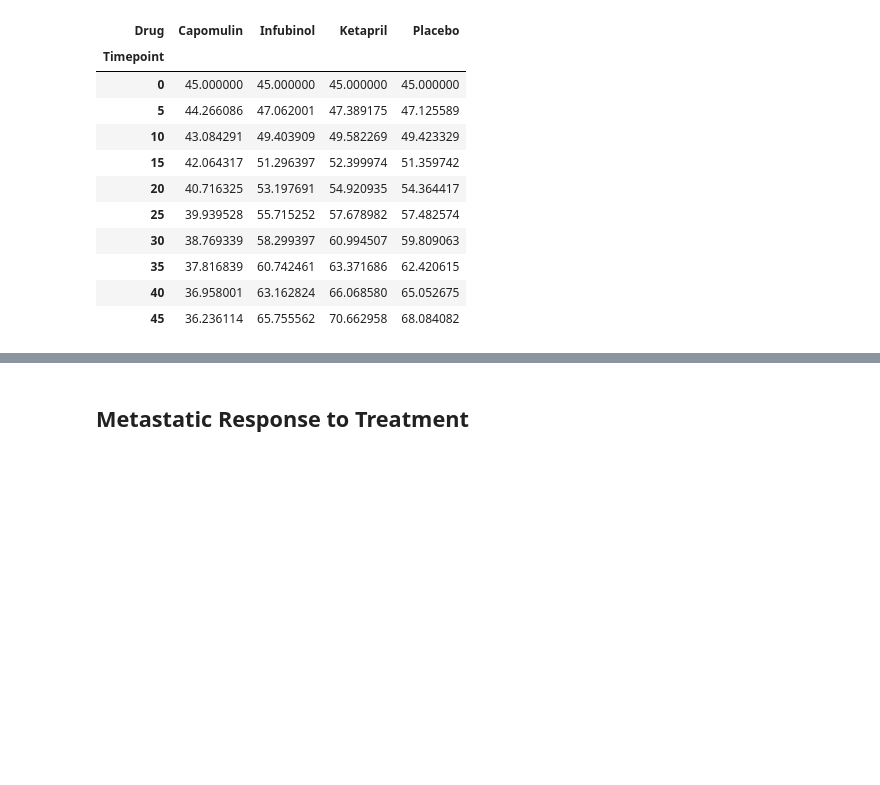
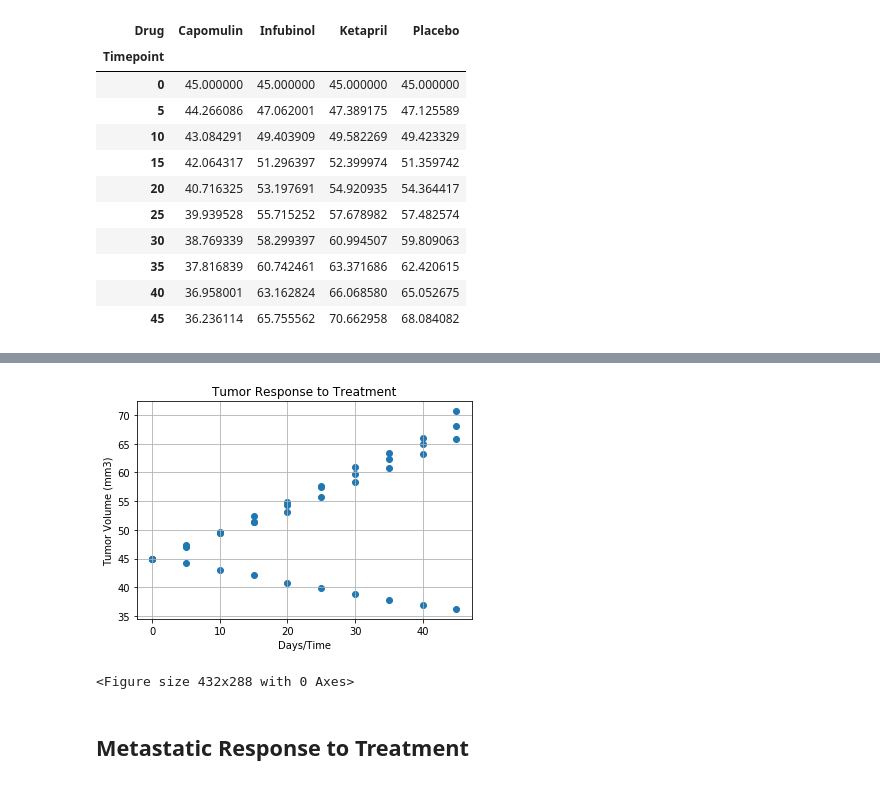
Before and after one commit to sbell1258/matplotlib-challenge, a Jupyter notebook: pymaceuticals_starter.ipynb, the cells around one changed output, grey strips where cells are left out. Drawn from its saved outputs; the diff is of its cells as text; code cells hidden in the pictures; blank space fills up the shorter version.

Commit message:
2nd draft with scatter plot missing error bars

```diff
--- a/pymaceuticals_starter.ipynb
+++ b/pymaceuticals_starter.ipynb
@@ -215,19 +227,30 @@ tumor_drugtime4_df
 # %%
 # Generate the Plot (with Error Bars) - four treatments (Capomulin, Infubinol, Ketapril, and Placebo) compare.
 # Add labels
+
+x = tumor_drugtime4_df['Timepoint']
+y = tumor_drugtime4_df['Tumor Volume (mm3)']
+
+plt.scatter(x, y, marker='o')
+#plotrst illustrate basic pyplot interface, using defaults where possible.
+#plt.figure()
+#plt.errorbar(x, y, xerr=0.2, yerr=0.4)
 
 plt.title("Tumor Response to Treatment")
 plt.xlabel("Days/Time")
 plt.ylabel("Tumor Volume (mm3)")
 
 plt.grid()
 
 # Save the Figure
 plt.savefig("../Images/tumor_response.png")
 
 # Show the Figure
 plt.show()
 plt.tight_layout();
+# %% [output]
+[figure, added]
+<Figure size 432x288 with 0 Axes>
 # %% [markdown]
 ## Metastatic Response to Treatment
 # %%
```
Also changed, not shown: parts of 10 cells of this notebook.
